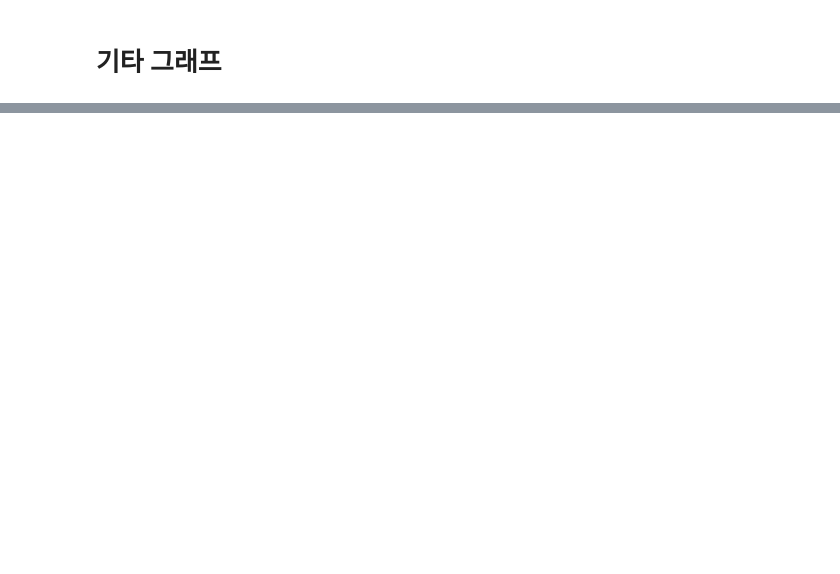
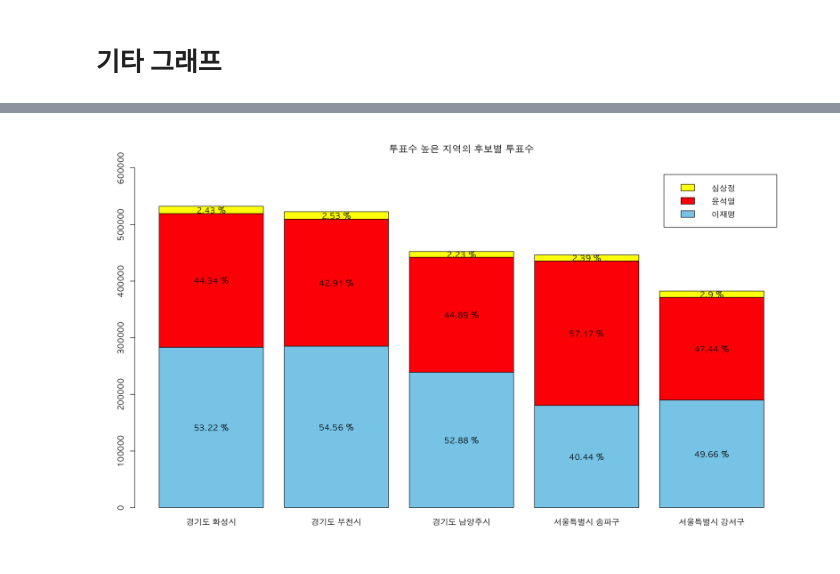
Before and after one commit to lcy0512/R, a Jupyter notebook: R/12.데이터 시각화2.ipynb, the cells around one changed output, grey strips where cells are left out. Saved outputs shown, nothing was run; the diff lists cells and outputs as text; code cells hidden in the pictures; blank space fills up the shorter version.

```diff
--- a/R/12.데이터 시각화2.ipynb
+++ b/R/12.데이터 시각화2.ipynb
@@ -240,46 +307,38 @@ for(i in 1:nrow(arrange(election,desc(투표수))[1:5,])) {
 # %%
 election <- read.csv("Data/election_2022_job.csv")
-top5_시군구1 <- arrange(election,desc(투표수))[1:5,5:7]
+top5_시군구1 <- arrange(election,desc(투표수))[1:5,]
 rownames(top5_시군구1) <- paste(arrange(election,desc(투표수))$광역시도,arrange(election,desc(투표수))$시군구)[1:5]
 
 par(bg = "white",family = "AppleGothic")
 barplot(
     main = "투표수 높은 지역의 후보별 투표수",
-    t(top5_시군구1),
+    t(top5_시군구1[,5:7]),
     ylim = c(0,600000),
     legend.text = T,
     col = c("SKYBLUE","RED","YELLOW")
 )
 
-# for(i in 1:5) {
-#     # 이재명
-#     text(
-#         1.2*(i-1) + 0.7, # x좌표
-#         sum(arrange(election,desc(투표수))[i,5]) / 2, # y좌표
-#         paste(round(arrange(election,desc(투표수))[1:5,4+1] / arrange(election,desc(투표수))[1:5,]$electionSum[1:5] * 100,2)[i],"%") # text
-#     )
+for(i in 1:5) {
+    # 이재명
+    text(
+        1.2*(i-1) + 0.7, # x좌표
+        sum(arrange(election,desc(투표수))[i,5]) / 2, # y좌표
+        paste(round(arrange(election,desc(투표수))[1:5,5] / arrange(election,desc(투표수))[1:5,]$electionSum[1:5] * 100,2)[i],"%") # text
+    )
 
-#     # 윤석열
-#     text(
-#         1.2*(i-1) + 0.7, # x좌표
-#         sum(arrange(election,desc(투표수))[i,5]) + sum(arrange(election,desc(투표수))[i,6]) / 2, # y좌표
-#         paste(round(arrange(election,desc(투표수))[1:5,4+2] / arrange(election,desc(투표수))[1:5,]$electionSum[1:5] * 100,2)[i],"%") # text
-#     )
+    # 윤석열
+    text(
+        1.2*(i-1) + 0.7, # x좌표
+        sum(arrange(election,desc(투표수))[i,5]) + sum(arrange(election,desc(투표수))[i,6]) / 2, # y좌표
+        paste(round(arrange(election,desc(투표수))[1:5,6] / arrange(election,desc(투표수))[1:5,]$electionSum[1:5] * 100,2)[i],"%") # text
+    )
 
-#     # 심상정
-#     text(
-#         1.2*(i-1) + 0.7, # x좌표
-#         sum(arrange(election,desc(투표수))[i,5]) + sum(arrange(election,desc(투표수))[i,6]) + sum(arrange(election,desc(투표수))[i,7]) / 2, # y좌표
-#         paste(round(arrange(election,desc(투표수))[1:5,4+3] / arrange(election,desc(투표수))[1:5,]$electionSum[1:5] * 100,2)[i],"%") # text
-#     )
-# }
-
-for(i in 5) {
-  text(
-      1.2*(i-1) + 0.7,
-      c(sum(t(top5_시군구1)$이재명) / 2,
-        sum(t(top5_시군구1)$이재명) + sum(t(top5_시군구1)$윤석열) / 2,
-        sum(t(top5_시군구1)$이재명) + sum(t(top5_시군구1)$윤석열) + sum(t(top5_시군구1)$이재명) / 2),
-        paste(round(arrange(election,desc(투표수))[i,5:7] / arrange(election,desc(투표수))[i,]$electionSum * 100,2),"%") # text
-  )
+    # 심상정
+    text(
+        1.2*(i-1) + 0.7, # x좌표
+        sum(arrange(election,desc(투표수))[i,5]) + sum(arrange(election,desc(투표수))[i,6]) + sum(arrange(election,desc(투표수))[i,7]) / 2, # y좌표
+        paste(round(arrange(election,desc(투표수))[1:5,7] / arrange(election,desc(투표수))[1:5,]$electionSum[1:5] * 100,2)[i],"%") # text
+    )
 }
+# %% [output]
+[figure, added]
```
Also changed, not shown: parts of 30 cells of this notebook.
